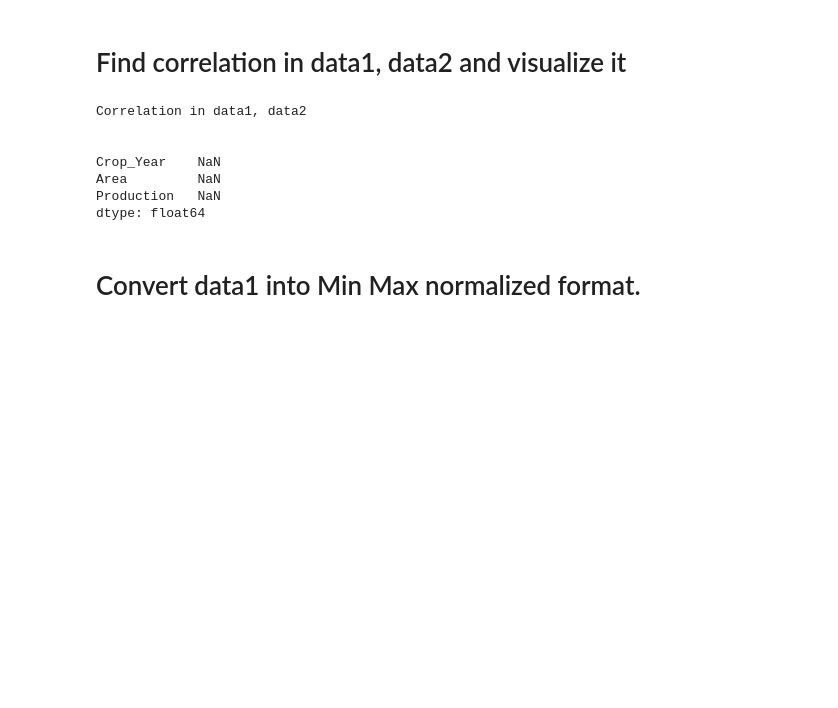
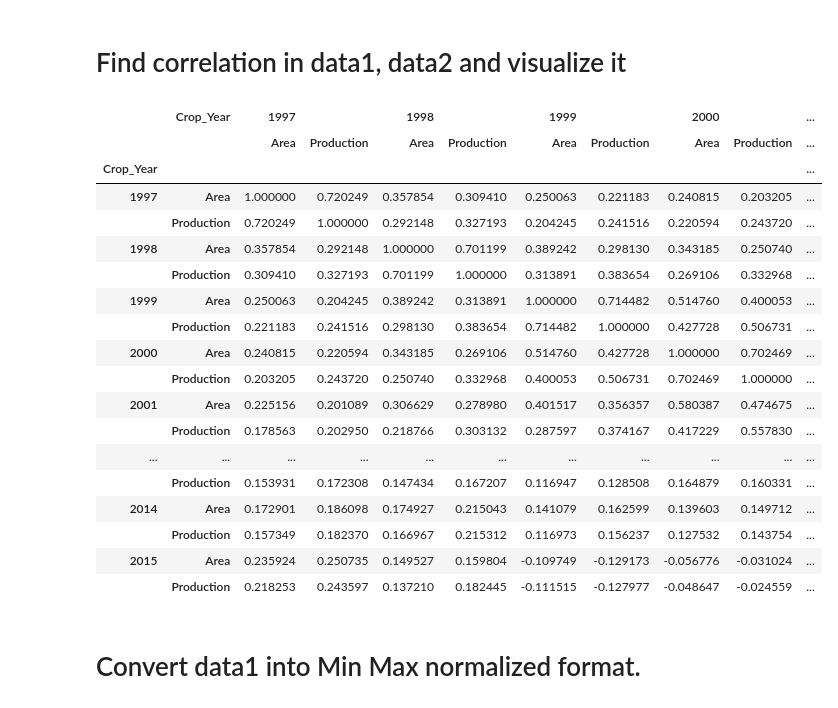
Before and after one commit to Shubhamsahu51/Data-Mining, a Jupyter notebook: MIT2020051_Lab_Assignment_1.ipynb, the cells around one changed output. Cells and saved outputs as stored; diff of their text form; code cells hidden in the pictures; blank space fills up the shorter version.

```diff
--- a/MIT2020051_Lab_Assignment_1.ipynb
+++ b/MIT2020051_Lab_Assignment_1.ipynb
@@ -71,10 +122,5 @@ dtype: int64
 # %%
 data2 = data2.fillna(method = 'bfill')
 
-read = pd.DataFrame(data2, columns =['State_Name','District_Name','Crop_Year','Season','Crop','Area','Production'], )
-
-print("After ffill method NAN values in each attribute of data2:\n\n",read.isna().sum())
-
-data1 = df.iloc[:splitdata,:]
-data2 = df.iloc[splitdata + 1:,:]
+print("\nAfter the replacement of NAN values by 'bfill', count of NaN in each attribute of data2:\n\n",data2.isna().sum())
 # %% [output]
@@ -90,15 +143,3 @@ Production       0
 dtype: int64
 # %% [markdown]
 # Find the mean value of every attribute and replace with NaN in data1
-# %%
-meandata1 = data1['Production'].mean();
-print("Mean of attributes in data1 is :", meandata1)
-
-read = pd.DataFrame(data1, columns =['State_Name','District_Name','Crop_Year','Season','Crop','Area','Production'], )
-print("\n\nCount total NaN at each column in a DataFrame:\n\n",read.isnull().sum())
-
-data1 = data1.fillna(meandata1)
-print("\n\nAfter replacing NAN with mean\n\n")
-
-read = pd.DataFrame(data1, columns =['State_Name','District_Name','Crop_Year','Season','Crop','Area','Production'], )
-print(read.isnull().sum())
@@ -125,12 +166,0 @@ dtype: int64
-# %%
-meandata2 = data2['Production'].mean();
-print("Mean of attributes in data2 is :", meandata2)
-
-read = pd.DataFrame(data2, columns =['State_Name','District_Name','Crop_Year','Season','Crop','Area','Production'], )
-print("\n\nCount total NaN at each column in a DataFrame:\n\n",read.isnull().sum())
-
-data2 = data2.fillna(meandata2)
-print("\n\nAfter replacing NAN with mean\n\n")
-
-read = pd.DataFrame(data2, columns =['State_Name','District_Name','Crop_Year','Season','Crop','Area','Production'], )
-print(read.isnull().sum())
@@ -155,18 +187,27 @@ dtype: int64
 # %% [markdown]
 # Find correlation in data1, data2 and visualize it
-# %%
-data1 = df.iloc[:splitdata,:]
-data2 = df.iloc[splitdata + 1:,:]
-
-print("\nCorrelation in data1, data2\n\n")
-print(data1.corrwith(data2))
-# %% [output]
-Correlation in data1, data2
-
-
-Crop_Year    NaN
-Area         NaN
-Production   NaN
-dtype: float64
+# %%
+data1.corr(method = 'pearson')
+data2.corr(method = 'kendall')
+# %% [output]
+|  | Crop_Year | 1997 |  | 1998 |  | 1999 |  | 2000 |  | ... |
+|  |  | Area | Production | Area | Production | Area | Production | Area | Production | ... |
+| Crop_Year |  |  |  |  |  |  |  |  |  | ... |
+| 1997 | Area | 1.000000 | 0.720249 | 0.357854 | 0.309410 | 0.250063 | 0.221183 | 0.240815 | 0.203205 | ... |
+|  | Production | 0.720249 | 1.000000 | 0.292148 | 0.327193 | 0.204245 | 0.241516 | 0.220594 | 0.243720 | ... |
+| 1998 | Area | 0.357854 | 0.292148 | 1.000000 | 0.701199 | 0.389242 | 0.298130 | 0.343185 | 0.250740 | ... |
+|  | Production | 0.309410 | 0.327193 | 0.701199 | 1.000000 | 0.313891 | 0.383654 | 0.269106 | 0.332968 | ... |
+| 1999 | Area | 0.250063 | 0.204245 | 0.389242 | 0.313891 | 1.000000 | 0.714482 | 0.514760 | 0.400053 | ... |
+|  | Production | 0.221183 | 0.241516 | 0.298130 | 0.383654 | 0.714482 | 1.000000 | 0.427728 | 0.506731 | ... |
+| 2000 | Area | 0.240815 | 0.220594 | 0.343185 | 0.269106 | 0.514760 | 0.427728 | 1.000000 | 0.702469 | ... |
+|  | Production | 0.203205 | 0.243720 | 0.250740 | 0.332968 | 0.400053 | 0.506731 | 0.702469 | 1.000000 | ... |
+| 2001 | Area | 0.225156 | 0.201089 | 0.306629 | 0.278980 | 0.401517 | 0.356357 | 0.580387 | 0.474675 | ... |
+|  | Production | 0.178563 | 0.202950 | 0.218766 | 0.303132 | 0.287597 | 0.374167 | 0.417229 | 0.557830 | ... |
+| ... | ... | ... | ... | ... | ... | ... | ... | ... | ... | ... |
+|  | Production | 0.153931 | 0.172308 | 0.147434 | 0.167207 | 0.116947 | 0.128508 | 0.164879 | 0.160331 | ... |
+| 2014 | Area | 0.172901 | 0.186098 | 0.174927 | 0.215043 | 0.141079 | 0.162599 | 0.139603 | 0.149712 | ... |
+|  | Production | 0.157349 | 0.182370 | 0.166967 | 0.215312 | 0.116973 | 0.156237 | 0.127532 | 0.143754 | ... |
+| 2015 | Area | 0.235924 | 0.250735 | 0.149527 | 0.159804 | -0.109749 | -0.129173 | -0.056776 | -0.031024 | ... |
+|  | Production | 0.218253 | 0.243597 | 0.137210 | 0.182445 | -0.111515 | -0.127977 | -0.048647 | -0.024559 | ... |
 # %% [markdown]
 # Convert data1 into Min Max normalized format.
```
Also changed, not shown: parts of 16 cells of this notebook.
